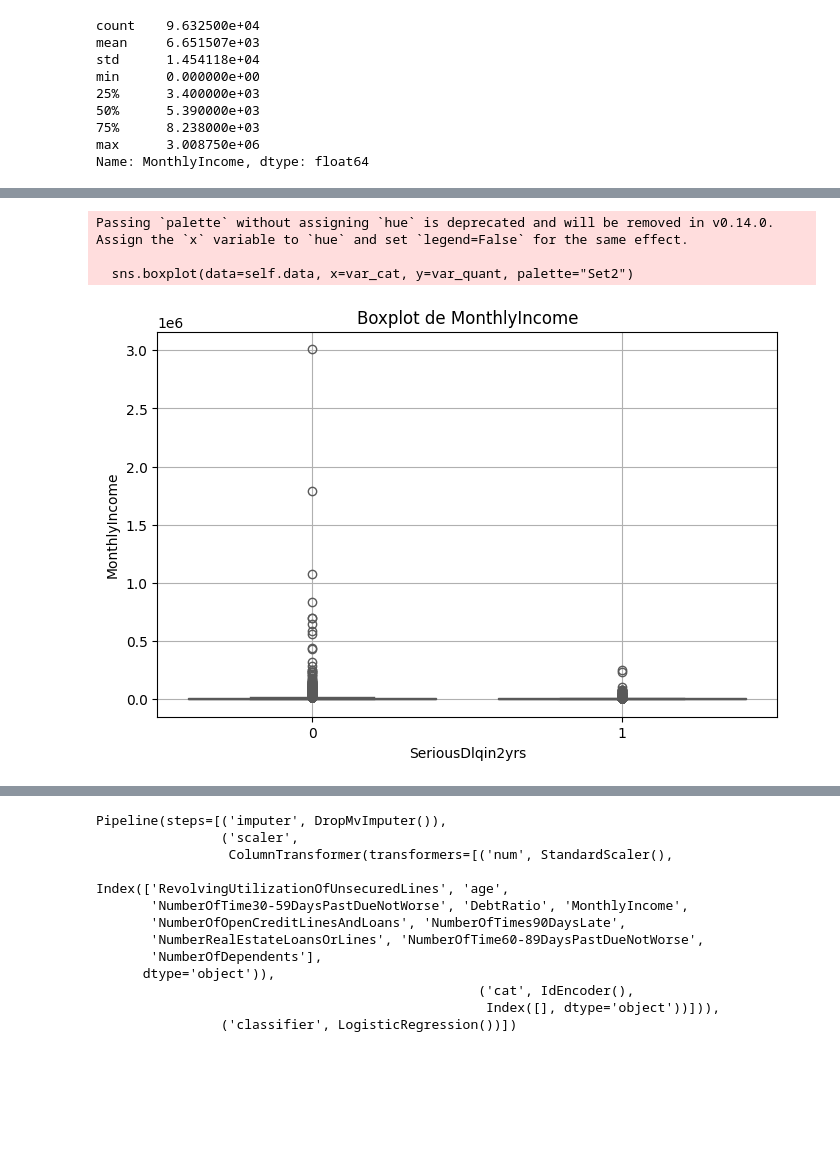
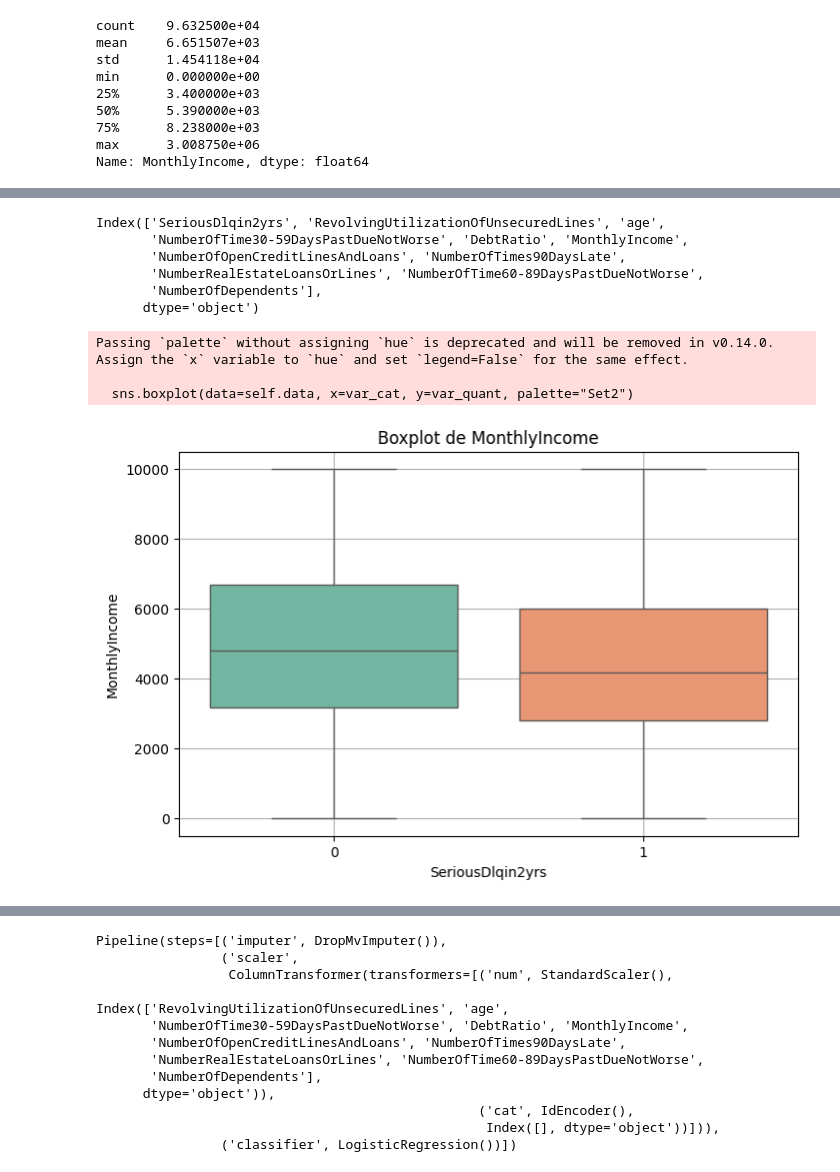
Before and after one commit to AmoussouKokou/cse, a Jupyter notebook: __main__.ipynb, the cells around one changed output, grey strips where cells are left out. Saved outputs shown, nothing was run; the diff lists cells and outputs as text; code cells hidden in the pictures; blank space fills up the shorter version.

```diff
--- a/__main__.ipynb
+++ b/__main__.ipynb
@@ -40,0 +35,3 @@ from cse.src.data_viz.plot import Plot
+# %%
+train = pd.concat([y_train, X_train], axis=1)
+test = pd.concat([y_test, X_test], axis=1)
@@ -60,0 +59,2 @@ Plot(X_train.loc[(0 < X_train.MonthlyIncome) & (X_train.MonthlyIncome < 15000)])
+# %%
+cutoff = 10000
@@ -60,0 +63,3 @@ Plot(X_train.loc[(0 < X_train.MonthlyIncome) & (X_train.MonthlyIncome < 15000)])
+# %%
+train_1 = train.loc[(0 < train.MonthlyIncome) & (train.MonthlyIncome < cutoff)]
+test_1 = test.loc[(0 < test.MonthlyIncome) & (test.MonthlyIncome < cutoff)]
@@ -61,7 +91,16 @@ Plot(X_train.loc[(0 < X_train.MonthlyIncome) & (X_train.MonthlyIncome < 15000)])
+# %%
+train_1.columns
+# %% [output]
+Index(['SeriousDlqin2yrs', 'RevolvingUtilizationOfUnsecuredLines', 'age',
+       'NumberOfTime30-59DaysPastDueNotWorse', 'DebtRatio', 'MonthlyIncome',
+       'NumberOfOpenCreditLinesAndLoans', 'NumberOfTimes90DaysLate',
+       'NumberRealEstateLoansOrLines', 'NumberOfTime60-89DaysPastDueNotWorse',
+       'NumberOfDependents'],
+      dtype='object')
 # %%
-Plot(pd.concat([y_train, X_train], axis=1)).boxplot("MonthlyIncome", "SeriousDlqin2yrs")
+Plot(train_1).boxplot("MonthlyIncome", "SeriousDlqin2yrs")
 # %% [output]
 Passing `palette` without assigning `hue` is deprecated and will be removed in v0.14.0. Assign the `x` variable to `hue` and set `legend=False` for the same effect.
 
   sns.boxplot(data=self.data, x=var_cat, y=var_quant, palette="Set2")
-[figure, old version]
+[figure, new version]
```
Also changed, not shown: parts of 30 cells of this notebook, 3 other files.
